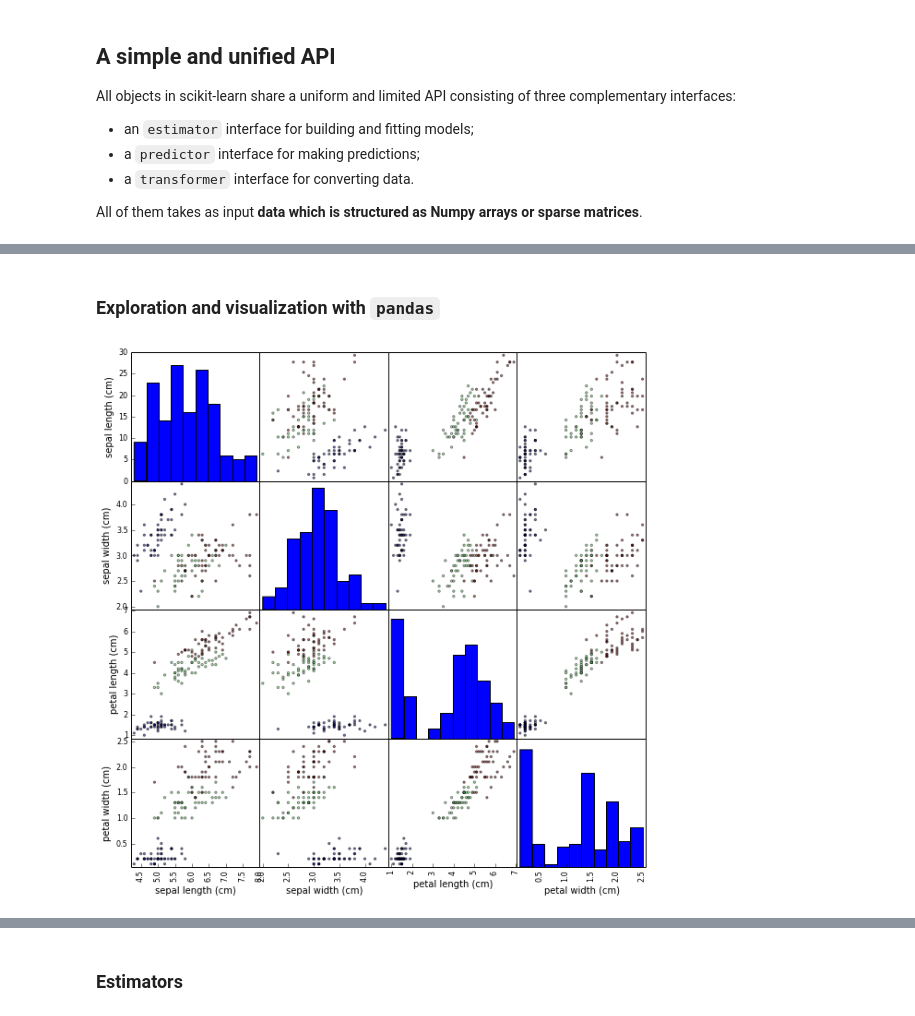
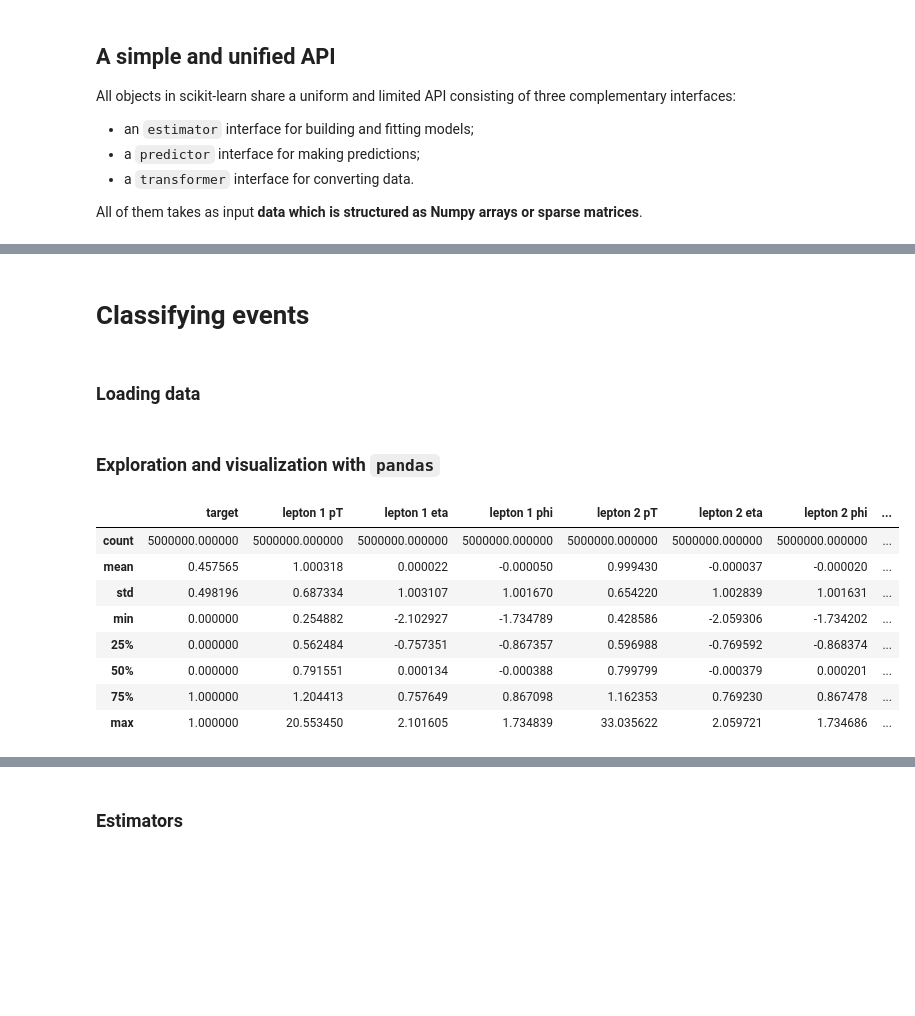
Before and after one commit to glouppe/tutorial-sklearn-lhcb, a Jupyter notebook: An introduction to Machine Learning with Scikit-Learn.ipynb, the cells around one changed output, grey strips where cells are left out. Saved outputs shown, nothing was run; the diff lists cells and outputs as text; code cells hidden in the pictures; blank space fills up the shorter version.

```diff
--- a/An introduction to Machine Learning with Scikit-Learn.ipynb
+++ b/An introduction to Machine Learning with Scikit-Learn.ipynb
@@ -101,0 +93,4 @@ X = [[ 5.1  3.5  1.4  0.2]
+# %% [markdown]
+# Classifying events
+# %% [markdown]
+### Loading data
@@ -102,10 +109,14 @@ X = [[ 5.1  3.5  1.4  0.2]
 # %% [markdown]
 ### Exploration and visualization with `pandas`
-# %%
-import pandas as pd
-df = pd.DataFrame(X,
-                  columns=iris.feature_names)  # Convert X into a DataFrame
-_ = pd.scatter_matrix(df, c=y, figsize=(10, 10))
-# df.describe()
-# %% [output]
-[figure, removed]
+# %%
+df.describe()
+# %% [output]
+|  | target | lepton 1 pT | lepton 1 eta | lepton 1 phi | lepton 2 pT | lepton 2 eta | lepton 2 phi | ... |
+| count | 5000000.000000 | 5000000.000000 | 5000000.000000 | 5000000.000000 | 5000000.000000 | 5000000.000000 | 5000000.000000 | ... |
+| mean | 0.457565 | 1.000318 | 0.000022 | -0.000050 | 0.999430 | -0.000037 | -0.000020 | ... |
+| std | 0.498196 | 0.687334 | 1.003107 | 1.001670 | 0.654220 | 1.002839 | 1.001631 | ... |
+| min | 0.000000 | 0.254882 | -2.102927 | -1.734789 | 0.428586 | -2.059306 | -1.734202 | ... |
+| 25% | 0.000000 | 0.562484 | -0.757351 | -0.867357 | 0.596988 | -0.769592 | -0.868374 | ... |
+| 50% | 0.000000 | 0.791551 | 0.000134 | -0.000388 | 0.799799 | -0.000379 | 0.000201 | ... |
+| 75% | 1.000000 | 1.204413 | 0.757649 | 0.867098 | 1.162353 | 0.769230 | 0.867478 | ... |
+| max | 1.000000 | 20.553450 | 2.101605 | 1.734839 | 33.035622 | 2.059721 | 1.734686 | ... |
```
Also changed, not shown: parts of 21 cells of this notebook.
